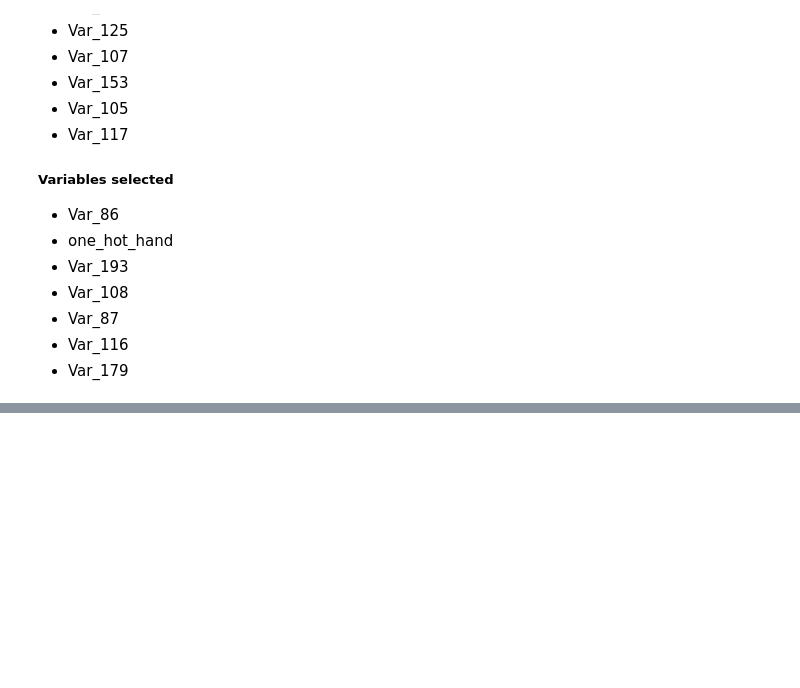
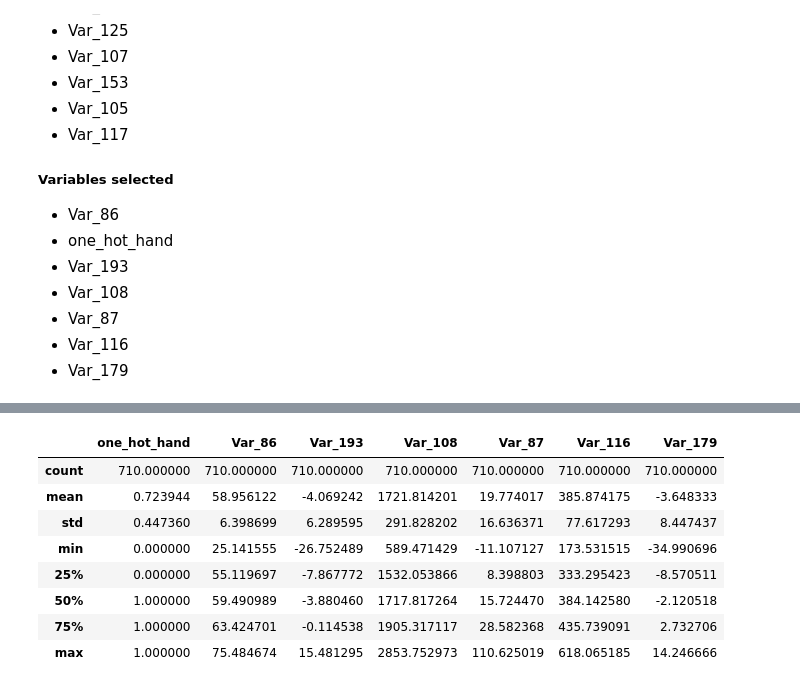
Before and after one commit to sidthakur08/biomech-velo, a Jupyter notebook: exploration.ipynb, the cells around one changed output, grey strips where cells are left out. Drawn from its saved outputs; the diff is of its cells as text; code cells hidden in the pictures; blank space fills up the shorter version.

```diff
--- a/exploration.ipynb
+++ b/exploration.ipynb
@@ -216 +234,15 @@ for c in velo_corr:
+# %%
+X = data.loc[:,['one_hot_hand','Var_86','Var_193','Var_108','Var_87','Var_116','Var_179']]
+y = data.loc[:,['FB_velo']].values
+X.describe()
+# %% [output]
+|  | one_hot_hand | Var_86 | Var_193 | Var_108 | Var_87 | Var_116 | Var_179 |
+| count | 710.000000 | 710.000000 | 710.000000 | 710.000000 | 710.000000 | 710.000000 | 710.000000 |
+| mean | 0.723944 | 58.956122 | -4.069242 | 1721.814201 | 19.774017 | 385.874175 | -3.648333 |
+| std | 0.447360 | 6.398699 | 6.289595 | 291.828202 | 16.636371 | 77.617293 | 8.447437 |
+| min | 0.000000 | 25.141555 | -26.752489 | 589.471429 | -11.107127 | 173.531515 | -34.990696 |
+| 25% | 0.000000 | 55.119697 | -7.867772 | 1532.053866 | 8.398803 | 333.295423 | -8.570511 |
+| 50% | 1.000000 | 59.490989 | -3.880460 | 1717.817264 | 15.724470 | 384.142580 | -2.120518 |
+| 75% | 1.000000 | 63.424701 | -0.114538 | 1905.317117 | 28.582368 | 435.739091 | 2.732706 |
+| max | 1.000000 | 75.484674 | 15.481295 | 2853.752973 | 110.625019 | 618.065185 | 14.246666 |
 # %%
```
Also changed, not shown: parts of 10 cells of this notebook.
